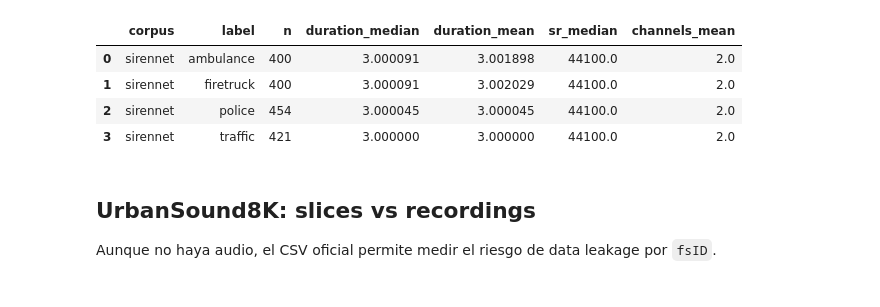
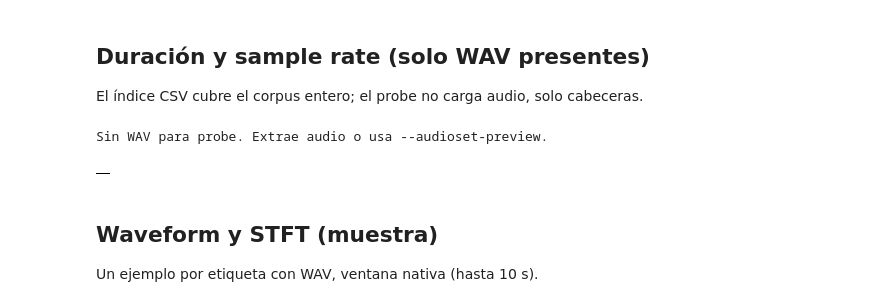
Before and after one commit to jeancdevx/doppler-ml, a Jupyter notebook: notebooks/02_exploracion.ipynb, the cells around one changed output. Cells and saved outputs as stored; diff of their text form; code cells hidden in the pictures.

```diff
--- a/notebooks/02_exploracion.ipynb
+++ b/notebooks/02_exploracion.ipynb
@@ -553,17 +789,0 @@ dtype: int64
-# %%
-if inventory.empty:
-    print("No hay inventario.")
-    counts = pd.DataFrame(columns=["corpus", "label", "n"])
-else:
-    counts = inventory.groupby(["corpus", "label"]).size().reset_index(name="n")
-    n_corpus = max(int(counts["corpus"].nunique()), 1)
-    fig, axes = plt.subplots(1, n_corpus, figsize=(4.2 * n_corpus, 4), squeeze=False)
-    for ax, (corpus, sub) in zip(axes[0], counts.groupby("corpus")):
-        sns.barplot(data=sub.sort_values("n", ascending=False), x="label", y="n", ax=ax, color="#3b6d9a")
-        ax.set_title(corpus)
-        ax.set_xlabel("")
-        ax.tick_params(axis="x", rotation=45)
-    fig.tight_layout()
-    fig.savefig(FIG / "class_balance.png", bbox_inches="tight")
-    plt.show()
-counts
@@ -592,38 +836,50 @@ Se sondean los WAV existentes. Si UrbanSound8K o LSSiren están solo como CSV, e
+# %% [markdown]
+## Duración y sample rate (solo WAV presentes)
+
+El índice CSV cubre el corpus entero; el probe no carga audio, solo cabeceras.
 # %%
 from pathlib import Path as _P
 
-audio_rows = inventory.copy()
-audio_rows = audio_rows[audio_rows["path"].map(lambda p: _P(str(p)).exists() and _P(str(p)).suffix.lower() in {".wav", ".mp3", ".flac"})]
+wav_rows = ev.copy() if not ev.empty else pd.DataFrame()
+if not wav_rows.empty:
+    wav_rows = wav_rows[wav_rows.get("has_wav", True) == True]
+    wav_rows = wav_rows[wav_rows["path"].map(lambda p: bool(p) and _P(str(p)).exists())]
+
 
 def probe_row(path: str) -> dict:
     try:
         return wav_probe(path)
     except Exception as exc:
         return {"sr": None, "n_channels": None, "n_samples": None, "duration_s": None, "dtype": str(exc)}
 
+
 probes = []
-for _, row in audio_rows.iterrows():
+for _, row in wav_rows.iterrows():
     meta = probe_row(row["path"])
-    meta.update({"corpus": row["corpus"], "label": row["label"], "path": row["path"]})
+    meta.update({"label": row.get("label"), "polarity": row.get("polarity"), "path": row["path"]})
     probes.append(meta)
 
 probe_df = pd.DataFrame(probes)
 if not probe_df.empty:
-    probe_df.to_csv(TAB / "wav_probe.csv", index=False)
-    summary = probe_df.groupby(["corpus", "label"]).agg(
+    probe_df.to_csv(TAB / "audioset_ev_wav_probe.csv", index=False)
+    summary = probe_df.groupby(["polarity", "label"], dropna=False).agg(
         n=("duration_s", "count"),
         duration_median=("duration_s", "median"),
         duration_mean=("duration_s", "mean"),
         sr_median=("sr", "median"),
         channels_mean=("n_channels", "mean"),
     ).reset_index()
-    summary.to_csv(TAB / "wav_probe_summary.csv", index=False)
+    summary.to_csv(TAB / "audioset_ev_wav_probe_summary.csv", index=False)
+    fig, ax = plt.subplots(figsize=(8, 4))
+    sns.histplot(data=probe_df, x="duration_s", hue="polarity", bins=20, ax=ax, element="step")
+    ax.set_xlabel("Duración (s)")
+    fig.tight_layout()
+    fig.savefig(FIG / "audioset_duration_hist.png", bbox_inches="tight")
+    plt.show()
 else:
     summary = pd.DataFrame()
+    print("Sin WAV para probe. Extrae audio o usa --audioset-preview.")
 summary
 # %% [output]
+Sin WAV para probe. Extrae audio o usa --audioset-preview.
-|  | corpus | label | n | duration_median | duration_mean | sr_median | channels_mean |
-| 0 | sirennet | ambulance | 400 | 3.000091 | 3.001898 | 44100.0 | 2.0 |
-| 1 | sirennet | firetruck | 400 | 3.000091 | 3.002029 | 44100.0 | 2.0 |
-| 2 | sirennet | police | 454 | 3.000045 | 3.000045 | 44100.0 | 2.0 |
-| 3 | sirennet | traffic | 421 | 3.000000 | 3.000000 | 44100.0 | 2.0 |
+|  |
@@ -640,4 +886,4 @@ else:
-# %% [markdown]
-## UrbanSound8K: slices vs recordings
-
-Aunque no haya audio, el CSV oficial permite medir el riesgo de data leakage por `fsID`.
+# %% [markdown]
+## Waveform y STFT (muestra)
+
+Un ejemplo por etiqueta con WAV, ventana nativa (hasta 10 s).
```
Also changed, not shown: parts of 21 cells of this notebook, 3 other files.
